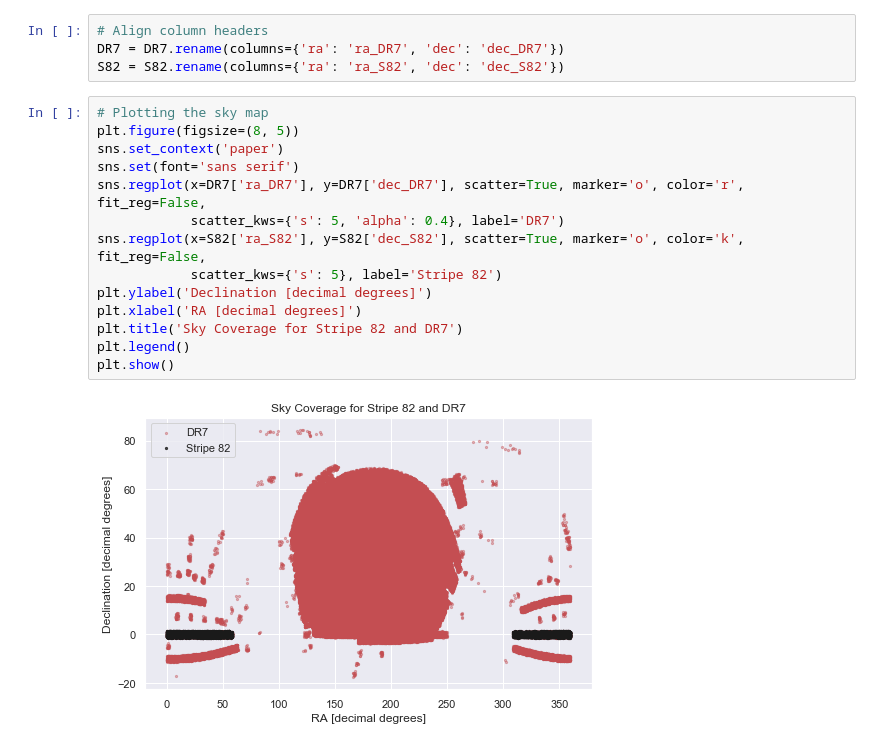
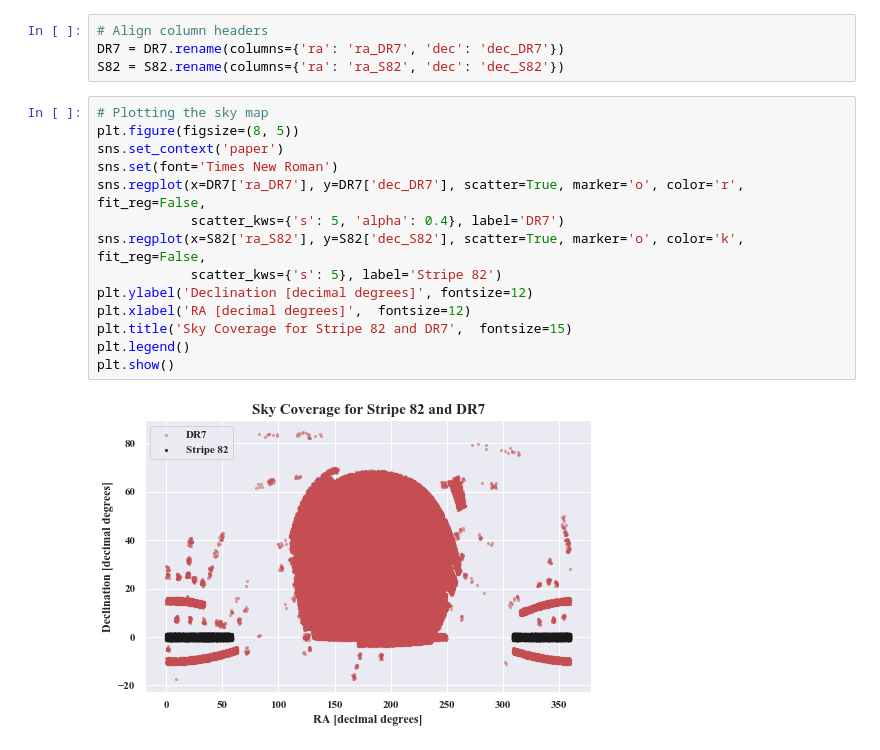
Before and after one commit to devanshipratap/DeepLearningAGN, a Jupyter notebook: src/notebooks/plot_skymap.ipynb, the cells around one changed output. Cells and saved outputs as stored; diff of their text form.

```diff
--- a/src/notebooks/plot_skymap.ipynb
+++ b/src/notebooks/plot_skymap.ipynb
@@ -17,16 +17,16 @@ S82 = S82.rename(columns={'ra': 'ra_S82', 'dec': 'dec_S82'})
 # %%
 # Plotting the sky map
 plt.figure(figsize=(8, 5))
 sns.set_context('paper')
-sns.set(font='sans serif')
+sns.set(font='Times New Roman')
 sns.regplot(x=DR7['ra_DR7'], y=DR7['dec_DR7'], scatter=True, marker='o', color='r', fit_reg=False,
             scatter_kws={'s': 5, 'alpha': 0.4}, label='DR7')
 sns.regplot(x=S82['ra_S82'], y=S82['dec_S82'], scatter=True, marker='o', color='k', fit_reg=False,
             scatter_kws={'s': 5}, label='Stripe 82')
-plt.ylabel('Declination [decimal degrees]')
-plt.xlabel('RA [decimal degrees]')
-plt.title('Sky Coverage for Stripe 82 and DR7')
+plt.ylabel('Declination [decimal degrees]', fontsize=12)
+plt.xlabel('RA [decimal degrees]',  fontsize=12)
+plt.title('Sky Coverage for Stripe 82 and DR7',  fontsize=15)
 plt.legend()
 plt.show()
 # %% [output]
-[figure, old version]
+[figure, new version]
```
Also changed, not shown: 2 other files.
